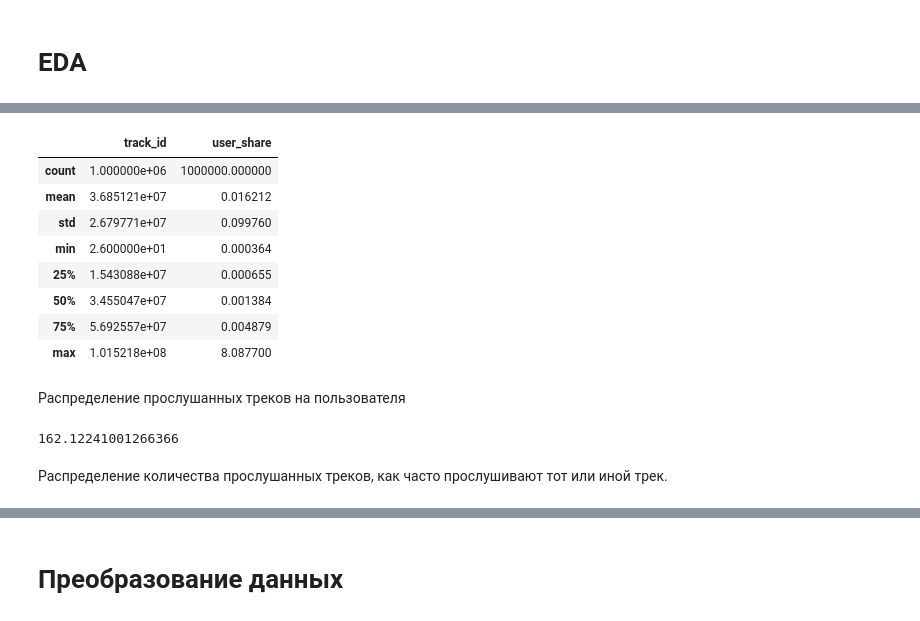
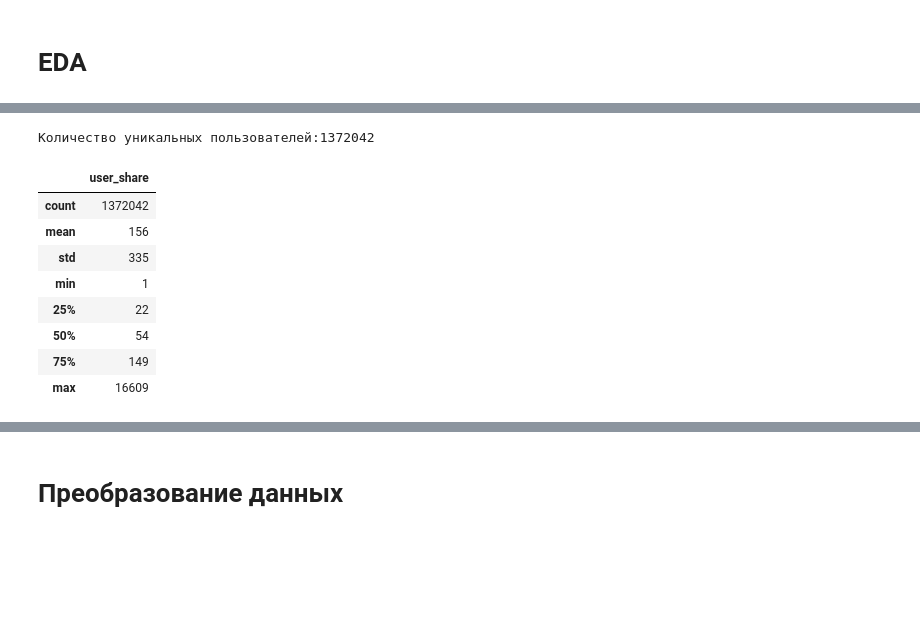
Before and after one commit to NikoMelnikov/mle-recsys-project, a Jupyter notebook: recommendations.ipynb, the cells around one changed output, grey strips where cells are left out. Cells and saved outputs as stored; diff of their text form; code cells hidden in the pictures; blank space fills up the shorter version.

```diff
--- a/recommendations.ipynb
+++ b/recommendations.ipynb
@@ -202,0 +252,6 @@ del tracks
+# %%
+tracks = (
+    tracks
+    .query('track_id not in @track_unknown_genres')
+    .reset_index(drop=True)
+)
@@ -333,0 +441,6 @@ len(interactions[(interactions.duplicated(['user_id','track_id']) == True)])
+# %%
+# все ли треки с которыми взаимодействовали, есть в справочнике.
+
+missing_tracks = interactions[~interactions['track_id'].isin(tracks['track_id'])]
+count_tracks = len(interactions['track_id'])
+display('Неизвестных(не каталожных) треков от общего количества:'f'{len(missing_tracks)/count_tracks:.2%}')
@@ -333,0 +451,5 @@ len(interactions[(interactions.duplicated(['user_id','track_id']) == True)])
+# %%
+interactions = interactions[~interactions['track_id'].isin(missing_tracks['track_id'])]
+
+# Проверяем количество треков после удаления
+print(f'Количество треков после удаления неизвестных: {len(interactions)}')
@@ -373,25 +483,20 @@ n_users
+# %%
+print('Количество уникальных пользователей:{}'. format(interactions['user_id'].nunique()))
+# %% [output]
+Количество уникальных пользователей:1372042
 # %%
 user_share_per_track = (
-    (interactions.groupby('track_id').agg(user_share=('user_id', 'nunique')) / n_users * 100)
-    .reset_index()
+    interactions.groupby('user_id').agg(user_share=('track_id', 'count'))
 )
 # %%
-user_share_per_track.describe()
+user_share_per_track.describe().astype('int')
 # %% [output]
-|  | track_id | user_share |
-| count | 1.000000e+06 | 1000000.000000 |
-| mean | 3.685121e+07 | 0.016212 |
-| std | 2.679771e+07 | 0.099760 |
-| min | 2.600000e+01 | 0.000364 |
-| 25% | 1.543088e+07 | 0.000655 |
-| 50% | 3.455047e+07 | 0.001384 |
-| 75% | 5.692557e+07 | 0.004879 |
-| max | 1.015218e+08 | 8.087700 |
+|  | user_share |
+| count | 1372042 |
+| mean | 156 |
+| std | 335 |
+| min | 1 |
+| 25% | 22 |
+| 50% | 54 |
+| 75% | 149 |
+| max | 16609 |
-# %% [markdown]
-Распределение прослушанных треков на пользователя
-# %%
-len(interactions['track_id'])/n_users
-# %% [output]
-162.12241001266366
-# %% [markdown]
-Распределение количества прослушанных треков, как часто прослушивают тот или иной трек.
```
Also changed, not shown: parts of 122 cells of this notebook, 1 other file.
